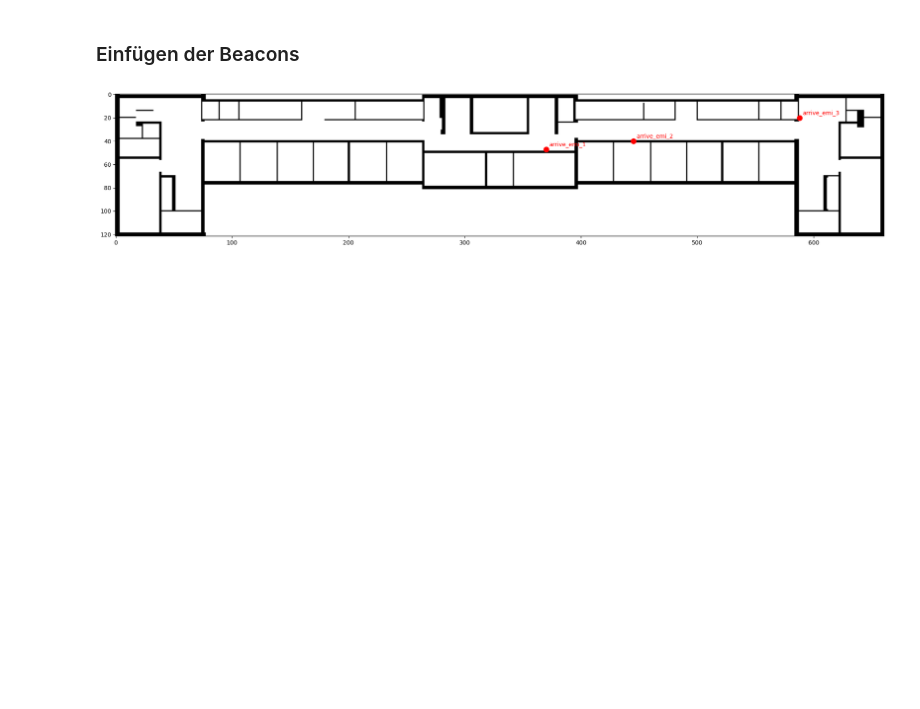
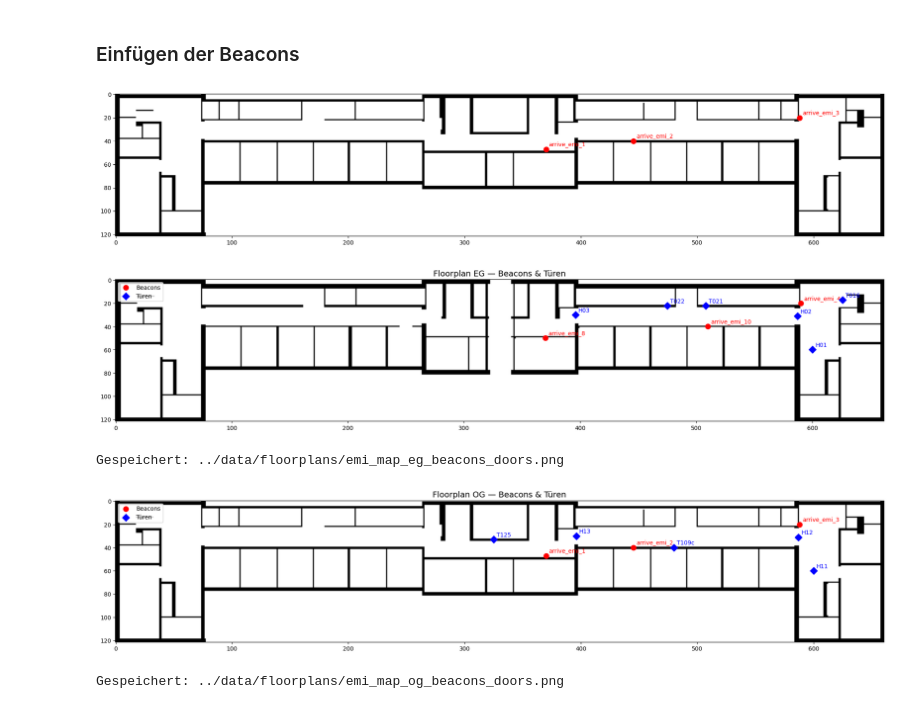
Before and after one commit to M4ngo404/embedded_intelligence, a Jupyter notebook: notebooks/260623_map_generation.ipynb, the cells around one changed output. Cells and saved outputs as stored; diff of their text form; code cells hidden in the pictures; blank space fills up the shorter version.

```diff
--- a/notebooks/260623_map_generation.ipynb
+++ b/notebooks/260623_map_generation.ipynb
@@ -345,3 +347,67 @@ for name, (x, y, z) in zip(names_og, beacons_og):
 plt.show()
 # %% [output]
 [figure]
+# %%
+# (tuer_id, x_px, y_px, floor)
+DOOR_DATA = [
+    ("H01",   600, 60, 0),
+    ("H02",   587, 31, 0),
+    ("H03",   396, 30, 0),
+    ("T016",  626, 17, 0),
+    ("T021",  508, 22, 0),
+    ("T022",  475, 22, 0),
+    ("H11",   600, 60, 1),
+    ("H12",   587, 31, 1),
+    ("H13",   396, 30, 1),
+    ("T109c", 480, 40, 1),
+    ("T125",  325, 33, 1),
+]
+
+# Nach Stockwerk splitten für die Plots
+doors_eg = [(tid, x, y, f) for tid, x, y, f in DOOR_DATA if f == 0]
+doors_og = [(tid, x, y, f) for tid, x, y, f in DOOR_DATA if f == 1]
+
+beacons_eg = beacons[beacons[:, 2] == 0]
+beacons_og = beacons[beacons[:, 2] == 1]
+names_eg = [n for n, b in zip(beacon_names, beacons) if b[2] == 0]
+names_og = [n for n, b in zip(beacon_names, beacons) if b[2] == 1]
+
+
+def plot_floor(grid, beacons_floor, names_floor, doors, floor_label, save_path):
+    plt.figure(figsize=(24, 16))
+    plt.imshow(grid, cmap='gray')
+    plt.title(f'Floorplan {floor_label} — Beacons & Türen', fontsize=14)
+
+    # Beacons
+    plt.scatter(beacons_floor[:, 0], beacons_floor[:, 1],
+                c='red', marker='o', s=80, label='Beacons', zorder=3)
+    for name, (x, y, z) in zip(names_floor, beacons_floor):
+        plt.annotate(name, (x, y), textcoords="offset points",
+                     xytext=(5, 5), color='red', fontsize=10)
+
+    # Türen — nur wenn x und y vorhanden
+    valid_doors = [(tid, x, y, f) for tid, x, y, f in doors if x is not None and y is not None]
+    if valid_doors:
+        plt.scatter([x for _, x, y, _ in valid_doors],
+                    [y for _, x, y, _ in valid_doors],
+                    c='blue', marker='D', s=80, label='Türen', zorder=3)
+        for tid, x, y, _ in valid_doors:
+            plt.annotate(tid, (x, y), textcoords="offset points",
+                         xytext=(5, 5), color='blue', fontsize=10)
+
+    plt.legend(loc='upper left')
+    plt.savefig(save_path, dpi=200, bbox_inches="tight", facecolor="white")
+    plt.show()
+    print(f'Gespeichert: {save_path}')
+
+
+plot_floor(grid_eg_final, beacons_eg, names_eg, doors_eg,
+           "EG", "../data/floorplans/emi_map_eg_beacons_doors.png")
+
+plot_floor(grid_og_final, beacons_og, names_og, doors_og,
+           "OG", "../data/floorplans/emi_map_og_beacons_doors.png")
+# %% [output]
+[figure, added]
+Gespeichert: ../data/floorplans/emi_map_eg_beacons_doors.png
+[figure, added]
+Gespeichert: ../data/floorplans/emi_map_og_beacons_doors.png
```
Also changed, not shown: parts of 5 cells of this notebook, 8 other files.
